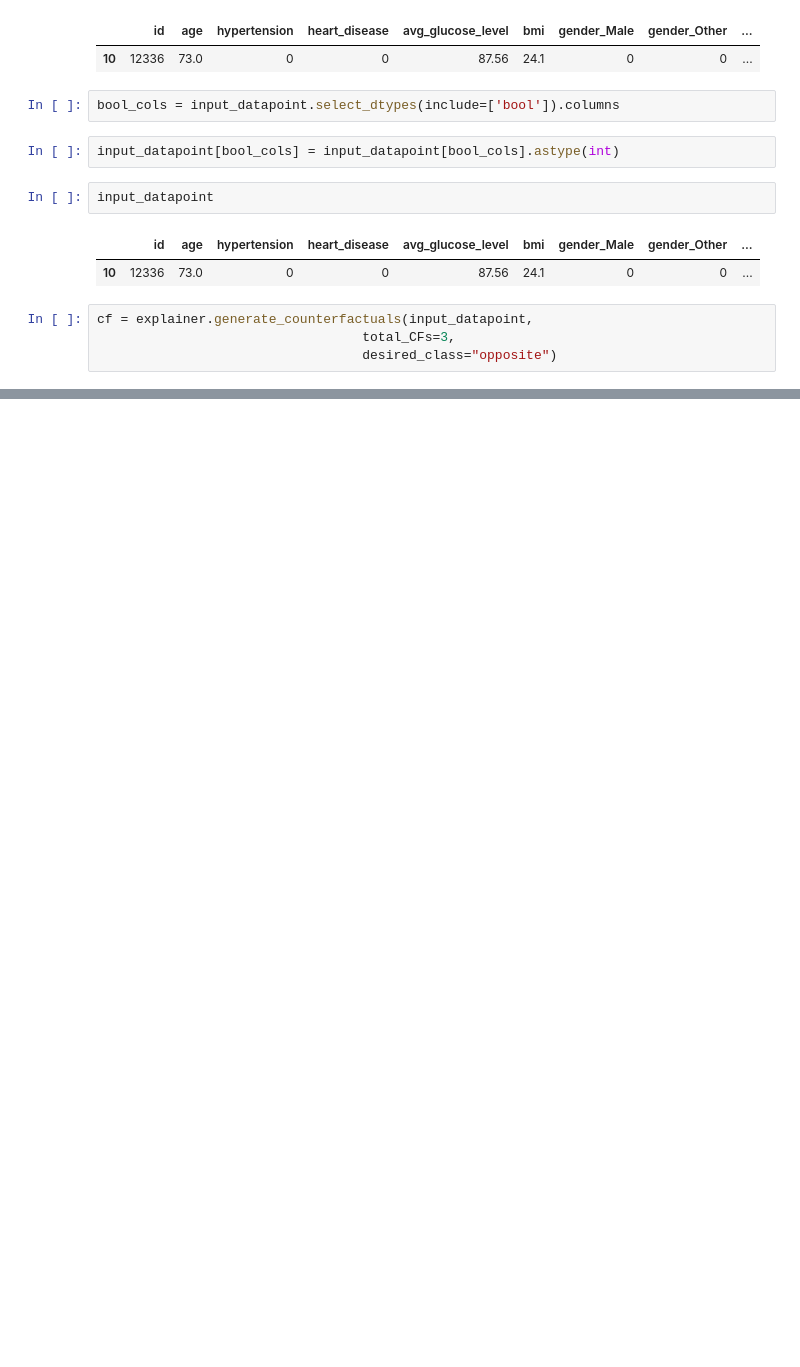
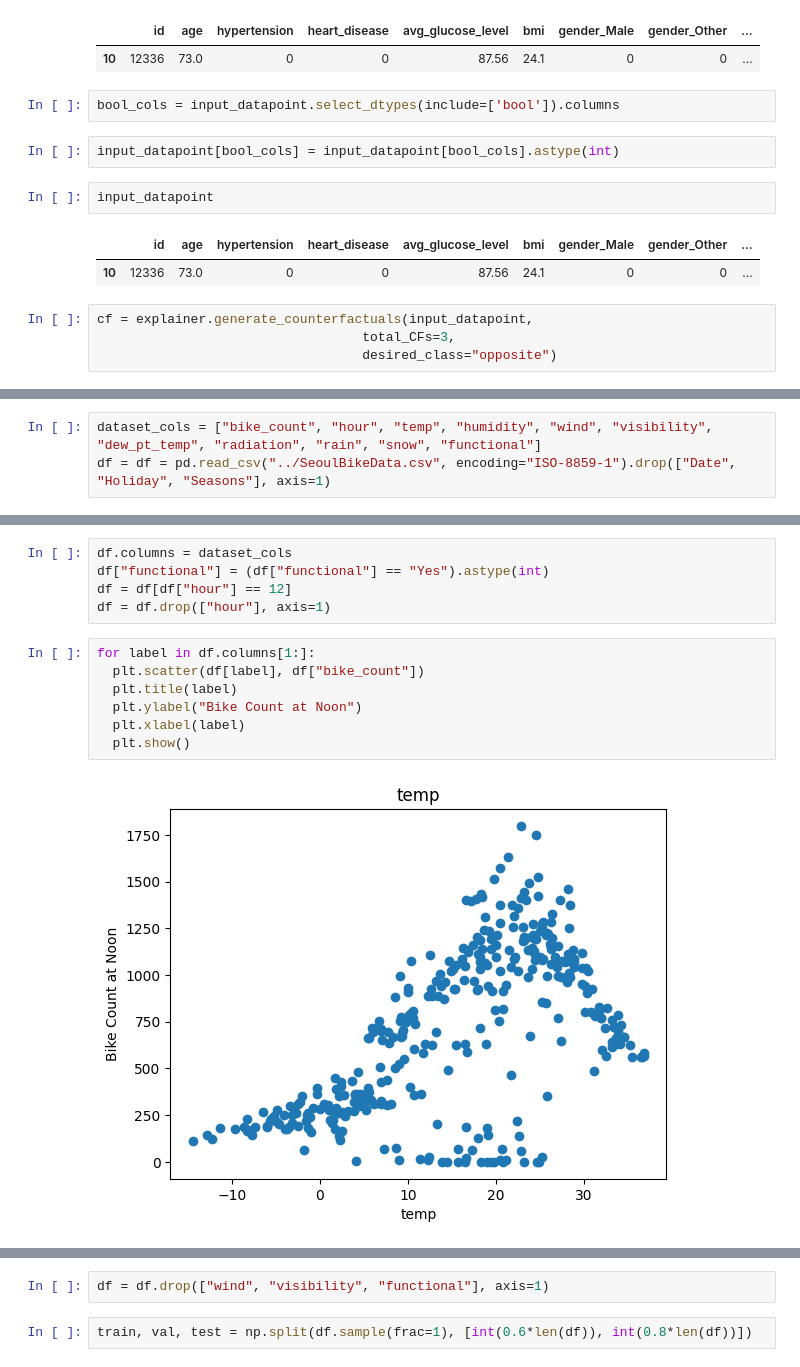
Before and after one commit to Shamit30/XAI, a Jupyter notebook: x_counterfacts.ipynb, the cells around one changed output, grey strips where cells are left out. Saved outputs shown, nothing was run; the diff lists cells and outputs as text; blank space fills up the shorter version.

```diff
--- a/x_counterfacts.ipynb
+++ b/x_counterfacts.ipynb
@@ -186,0 +200,3 @@ Indices of people whose age is above 70: [0, 10, 22, 39, 56, 62, 63, 76, 79, 88,
+# %%
+dataset_cols = ["bike_count", "hour", "temp", "humidity", "wind", "visibility", "dew_pt_temp", "radiation", "rain", "snow", "functional"]
+df = df = pd.read_csv("../SeoulBikeData.csv", encoding="ISO-8859-1").drop(["Date", "Holiday", "Seasons"], axis=1)
@@ -186,0 +212,14 @@ Indices of people whose age is above 70: [0, 10, 22, 39, 56, 62, 63, 76, 79, 88,
+# %%
+df.columns = dataset_cols
+df["functional"] = (df["functional"] == "Yes").astype(int)
+df = df[df["hour"] == 12]
+df = df.drop(["hour"], axis=1)
+# %%
+for label in df.columns[1:]:
+  plt.scatter(df[label], df["bike_count"])
+  plt.title(label)
+  plt.ylabel("Bike Count at Noon")
+  plt.xlabel(label)
+  plt.show()
+# %% [output]
+[figure, added]
@@ -186,0 +234,4 @@ Indices of people whose age is above 70: [0, 10, 22, 39, 56, 62, 63, 76, 79, 88,
+# %%
+df = df.drop(["wind", "visibility", "functional"], axis=1)
+# %%
+train, val, test = np.split(df.sample(frac=1), [int(0.6*len(df)), int(0.8*len(df))])
```
Also changed, not shown: parts of 51 cells of this notebook.
